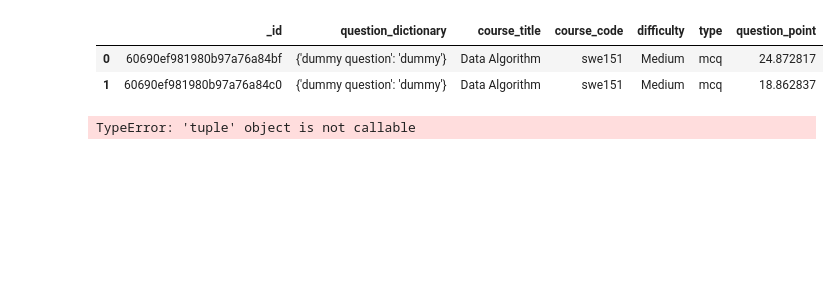
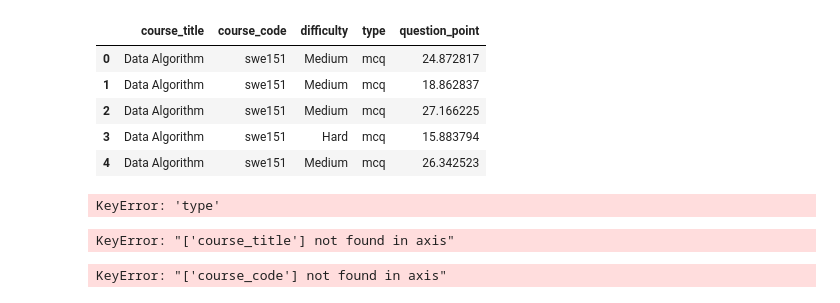
Before and after one commit to Bashar12345/CLO_system, a Jupyter notebook: MC_test.ipynb, the cells around one changed output. Saved outputs shown, nothing was run; the diff lists cells and outputs as text; code cells hidden in the pictures; blank space fills up the shorter version.

```diff
--- a/MC_test.ipynb
+++ b/MC_test.ipynb
@@ -16,12 +11,0 @@ mcq.to_csv("demo.csv",index=False)
-# %%
-mcq_csv=pd.read_csv('demo.csv')
-mcq_csv.head(2)
-#mcq_csv.is_null()
-# %% [output]
-|  | _id | question_dictionary | course_title | course_code | difficulty | type | question_point |
-| 0 | 60690ef981980b97a76a84bf | {'dummy question': 'dummy'} | Data Algorithm | swe151 | Medium | mcq | 24.872817 |
-| 1 | 60690ef981980b97a76a84c0 | {'dummy question': 'dummy'} | Data Algorithm | swe151 | Medium | mcq | 18.862837 |
-# %%
-mcq_csv.shape()
-# %% [output]
-TypeError: 'tuple' object is not callable
@@ -27,0 +19,31 @@ TypeError: 'tuple' object is not callable
+# %%
+mcq_df.to_csv("demo.csv",index=False)
+mcq_csv=pd.read_csv('demo.csv')
+#mcq_csv.head(2)
+#mcq_csv.is_null()
+#mcq_csv.shape()
+mcq_csv.drop("_id",axis=1,inplace=True)
+mcq_csv.drop("question_dictionary",axis=1,inplace=True)
+# %%
+mcq_csv.dropna(inplace=True)# for removing the nulls in the Datasets
+mcq_csv.head(5)
+# %% [output]
+|  | course_title | course_code | difficulty | type | question_point |
+| 0 | Data Algorithm | swe151 | Medium | mcq | 24.872817 |
+| 1 | Data Algorithm | swe151 | Medium | mcq | 18.862837 |
+| 2 | Data Algorithm | swe151 | Medium | mcq | 27.166225 |
+| 3 | Data Algorithm | swe151 | Hard | mcq | 15.883794 |
+| 4 | Data Algorithm | swe151 | Medium | mcq | 26.342523 |
+# %%
+type=pd.get_dummies(mcq_csv['type'],drop_first=True)
+# %% [output]
+KeyError: 'type'
+# %%
+mcq_csv.drop("course_title",  axis=1,inplace=True)
+# %% [output]
+KeyError: "['course_title'] not found in axis"
+# %%
+mcq_csv.drop("course_code",  axis=1,inplace=True)
+mcq_csv.drop("type",axis=1,inplace=True)
+# %% [output]
+KeyError: "['course_code'] not found in axis"
```
Also changed, not shown: parts of 12 cells of this notebook, 9 other files.
